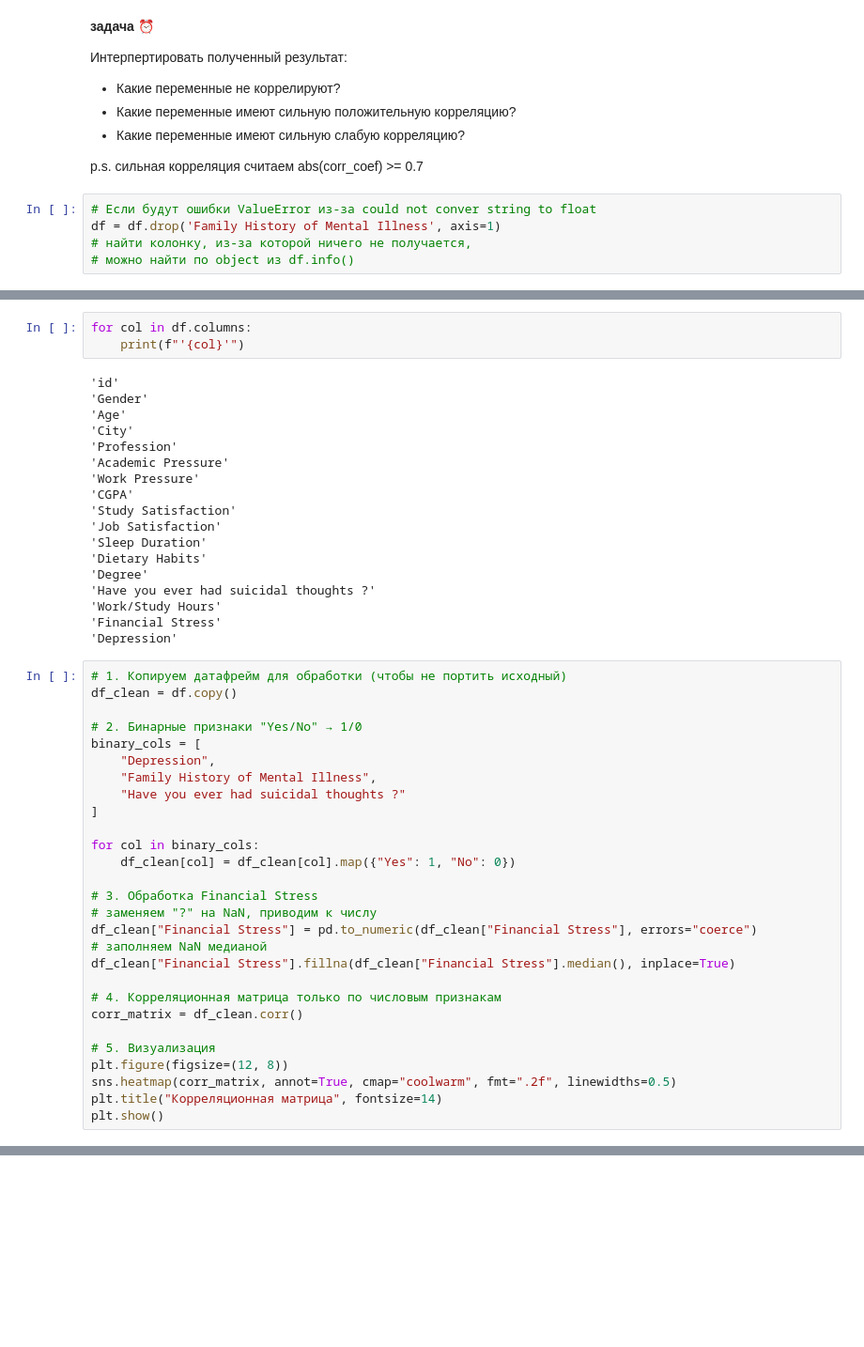
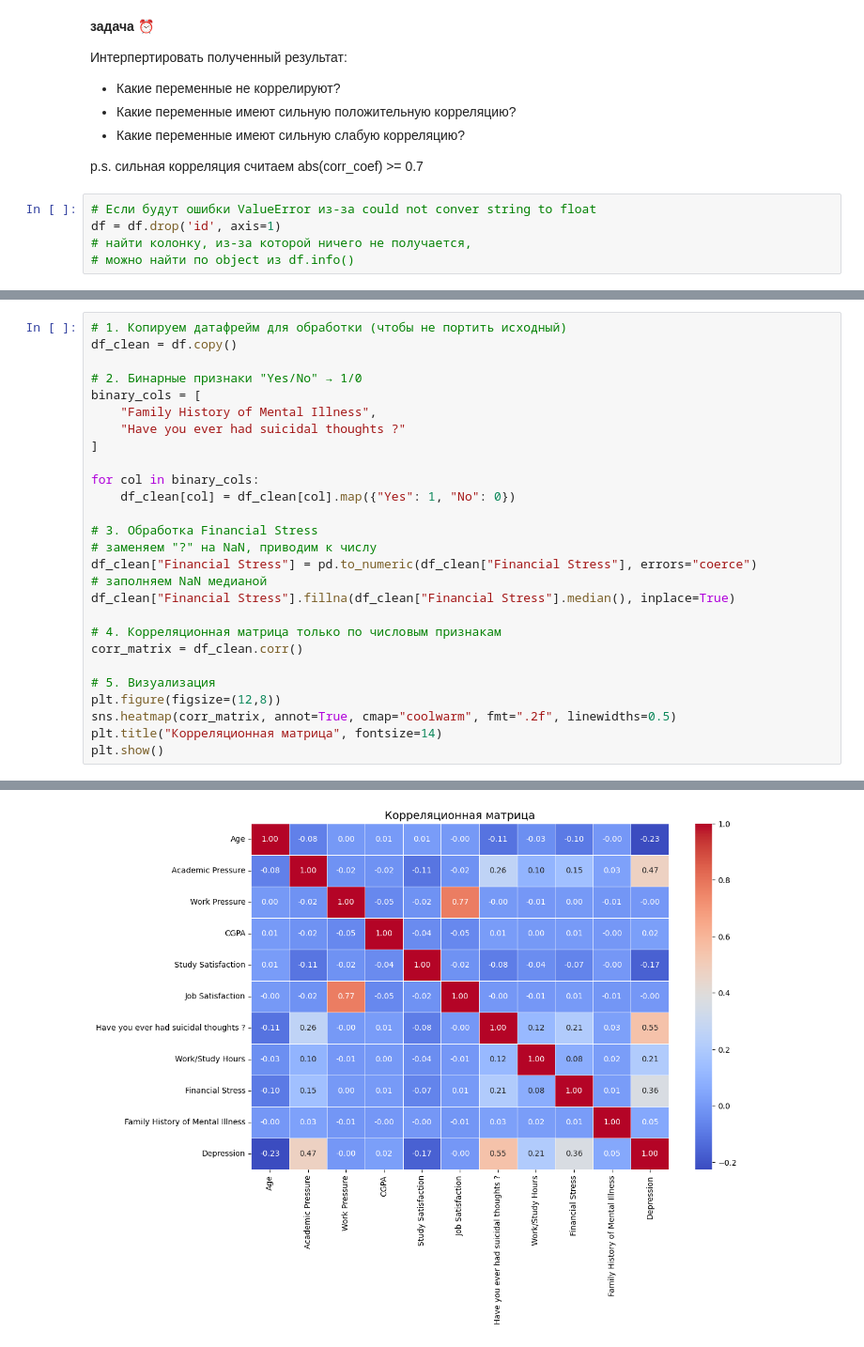
Before and after one commit to Danata117/ML, a Jupyter notebook: ML_Praktika1.ipynb, the cells around one changed output, grey strips where cells are left out. Shown: that part at 94% size. Drawn from its saved outputs; the diff is of its cells as text; blank space fills up the shorter version.

```diff
--- a/ML_Praktika1.ipynb
+++ b/ML_Praktika1.ipynb
@@ -572,6 +572,6 @@ plt.show()
 p.s. сильная корреляция считаем abs(corr_coef) >= 0.7
 # %%
 # Если будут ошибки ValueError из-за could not conver string to float
-df = df.drop('Family History of Mental Illness', axis=1)
+df = df.drop('id', axis=1)
 # найти колонку, из-за которой ничего не получается,
 # можно найти по object из df.info()
@@ -617,31 +578,9 @@ Age и SleepHours_num (–0.23) — слабая отрицательная св
-# %%
-for col in df.columns:
-    print(f"'{col}'")
-# %% [output]
-'id'
-'Gender'
-'Age'
-'City'
-'Profession'
-'Academic Pressure'
-'Work Pressure'
-'CGPA'
-'Study Satisfaction'
-'Job Satisfaction'
-'Sleep Duration'
-'Dietary Habits'
-'Degree'
-'Have you ever had suicidal thoughts ?'
-'Work/Study Hours'
-'Financial Stress'
-'Depression'
 # %%
 # 1. Копируем датафрейм для обработки (чтобы не портить исходный)
 df_clean = df.copy()
 
 # 2. Бинарные признаки "Yes/No" → 1/0
 binary_cols = [
-    "Depression",
     "Family History of Mental Illness",
     "Have you ever had suicidal thoughts ?"
 ]
@@ -659,7 +598,7 @@ df_clean["Financial Stress"].fillna(df_clean["Financial Stress"].median(), inpla
 corr_matrix = df_clean.corr()
 
 # 5. Визуализация
-plt.figure(figsize=(12, 8))
+plt.figure(figsize=(12,8))
 sns.heatmap(corr_matrix, annot=True, cmap="coolwarm", fmt=".2f", linewidths=0.5)
 plt.title("Корреляционная матрица", fontsize=14)
 plt.show()
@@ -667,0 +612 @@ KeyError: 'Family History of Mental Illness'
+[figure, added]
```
Also changed, not shown: parts of 5 cells of this notebook.
